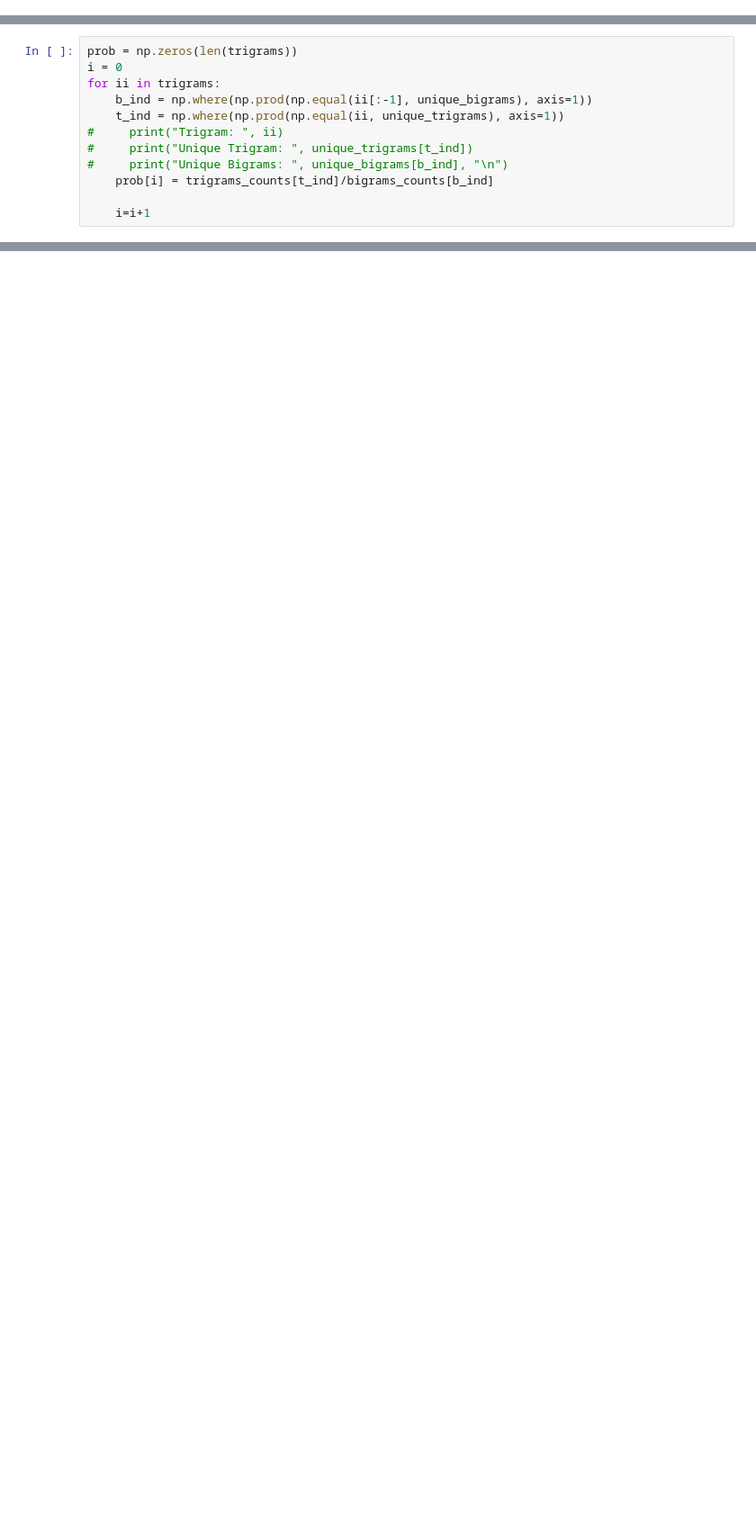
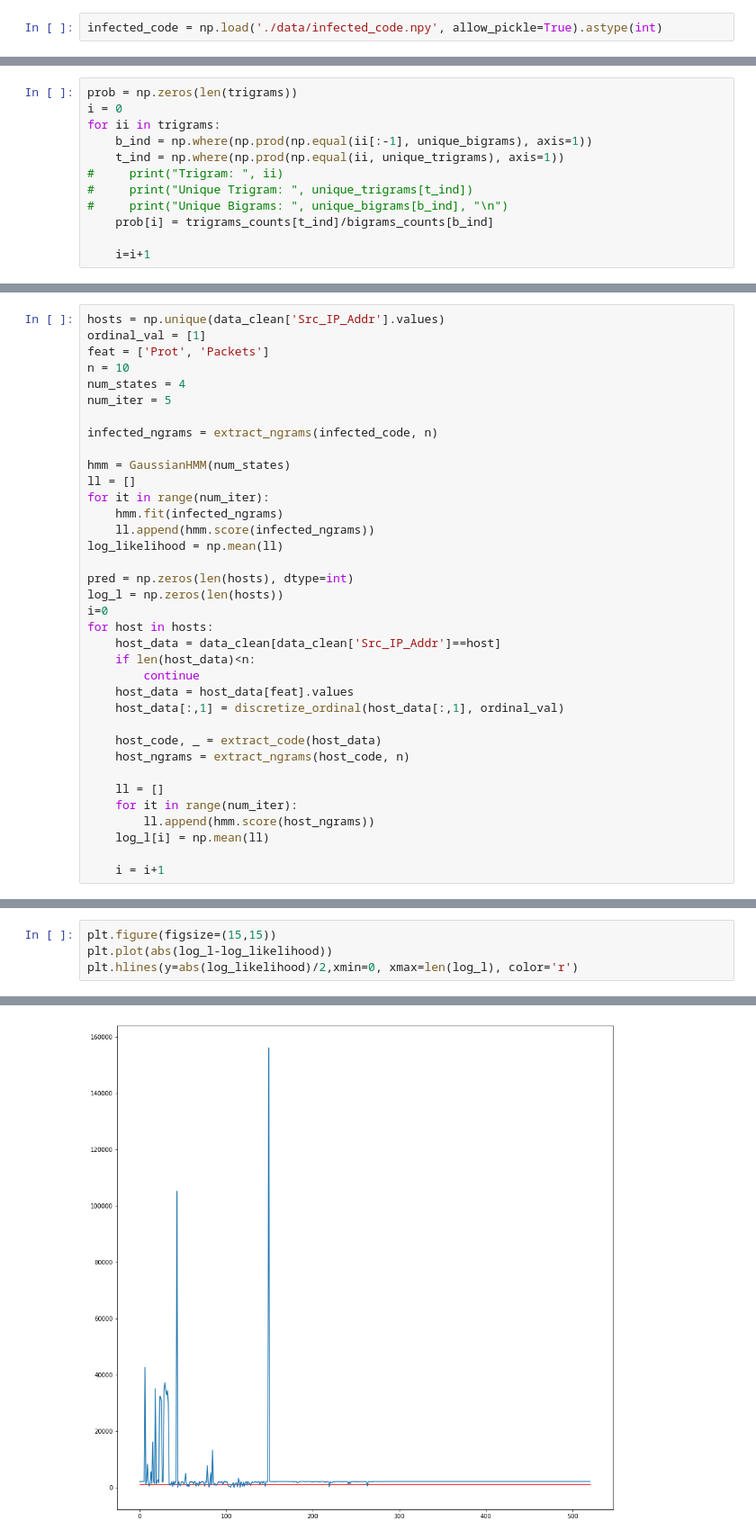
Before and after one commit to giannislelekas/CS4035, a Jupyter notebook: lab3/Botnet_Profiling_Task.ipynb, the cells around one changed output, grey strips where cells are left out. Shown at 90% size. Drawn from its saved outputs; the diff is of its cells as text; blank space fills up the shorter version.

```diff
--- a/lab3/Botnet_Profiling_Task.ipynb
+++ b/lab3/Botnet_Profiling_Task.ipynb
@@ -38,3 +27,5 @@ else:
+# %%
+infected_code = np.load('./data/infected_code.npy', allow_pickle=True).astype(int)
 # %%
 def extract_ngrams(data, n):
     l = len(data)
@@ -171,0 +415,36 @@ TN: 124
+# %%
+hosts = np.unique(data_clean['Src_IP_Addr'].values)
+ordinal_val = [1]
+feat = ['Prot', 'Packets']
+n = 10
+num_states = 4
+num_iter = 5
+
+infected_ngrams = extract_ngrams(infected_code, n)
+
+hmm = GaussianHMM(num_states)
+ll = []
+for it in range(num_iter):
+    hmm.fit(infected_ngrams)
+    ll.append(hmm.score(infected_ngrams))
+log_likelihood = np.mean(ll)
+
+pred = np.zeros(len(hosts), dtype=int)
+log_l = np.zeros(len(hosts))
+i=0
+for host in hosts:
+    host_data = data_clean[data_clean['Src_IP_Addr']==host]
+    if len(host_data)<n:
+        continue
+    host_data = host_data[feat].values
+    host_data[:,1] = discretize_ordinal(host_data[:,1], ordinal_val)
+
+    host_code, _ = extract_code(host_data)
+    host_ngrams = extract_ngrams(host_code, n)
+
+    ll = []
+    for it in range(num_iter):
+        ll.append(hmm.score(host_ngrams))
+    log_l[i] = np.mean(ll)
+
+    i = i+1
@@ -171,0 +469,5 @@ TN: 124
+# %%
+plt.figure(figsize=(15,15))
+plt.plot(abs(log_l-log_likelihood))
+plt.hlines(y=abs(log_likelihood)/2,xmin=0, xmax=len(log_l), color='r')
+# %% [output]
@@ -171,0 +475 @@ TN: 124
+[figure, added]
```
Also changed, not shown: parts of 29 cells of this notebook, 1 other file.
